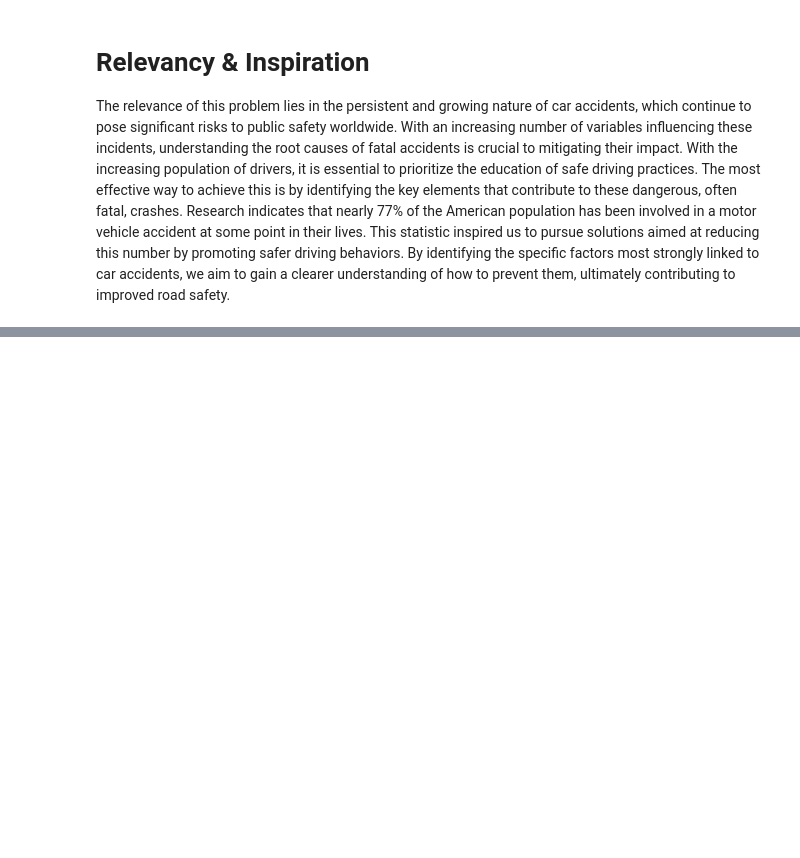
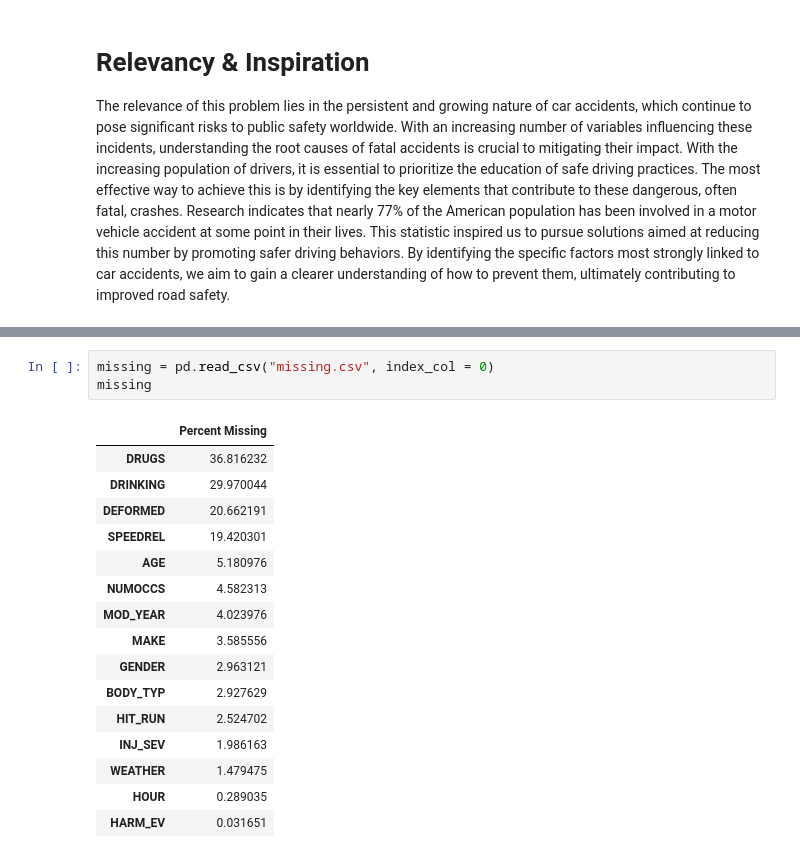
Before and after one commit to LMY014/Math189-Project, a Jupyter notebook: Final-Report.ipynb, the cells around one changed output, grey strips where cells are left out. Saved outputs shown, nothing was run; the diff lists cells and outputs as text; blank space fills up the shorter version.

Commit message:
Missingness

```diff
--- a/Final-Report.ipynb
+++ b/Final-Report.ipynb
@@ -17,0 +202,20 @@ The relevance of this problem lies in the persistent and growing nature of car a
+# %%
+missing = pd.read_csv("missing.csv", index_col = 0)
+missing
+# %% [output]
+|  | Percent Missing |
+| DRUGS | 36.816232 |
+| DRINKING | 29.970044 |
+| DEFORMED | 20.662191 |
+| SPEEDREL | 19.420301 |
+| AGE | 5.180976 |
+| NUMOCCS | 4.582313 |
+| MOD_YEAR | 4.023976 |
+| MAKE | 3.585556 |
+| GENDER | 2.963121 |
+| BODY_TYP | 2.927629 |
+| HIT_RUN | 2.524702 |
+| INJ_SEV | 1.986163 |
+| WEATHER | 1.479475 |
+| HOUR | 0.289035 |
+| HARM_EV | 0.031651 |
```
Also changed, not shown: parts of 10 cells of this notebook, 4 other files.
